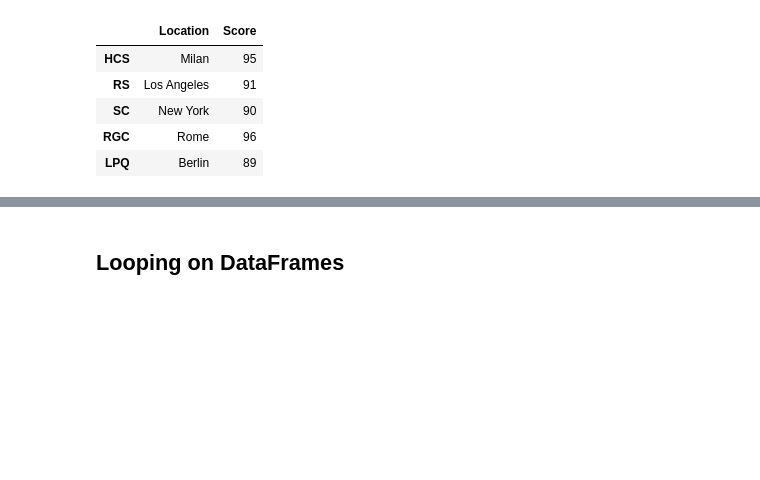
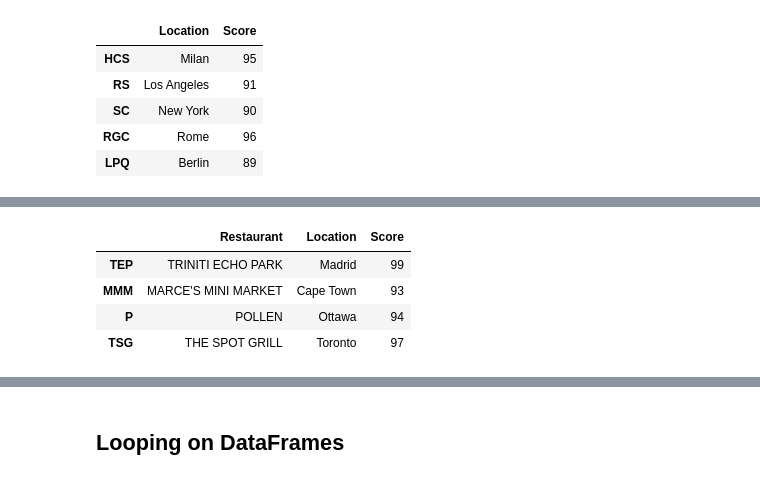
Before and after one commit to Fritzpass/BABD2022, a Jupyter notebook: Lab_01_python/03_Pandas.ipynb, the cells around one changed output, grey strips where cells are left out. Saved outputs shown, nothing was run; the diff lists cells and outputs as text; code cells hidden in the pictures; blank space fills up the shorter version.

```diff
--- a/Lab_01_python/03_Pandas.ipynb
+++ b/Lab_01_python/03_Pandas.ipynb
@@ -287,0 +300,9 @@ restaurants.iloc[:5,[1,2]]
+# %%
+r2 = restaurants.iloc[5:]
+r2
+# %% [output]
+|  | Restaurant | Location | Score |
+| TEP | TRINITI ECHO PARK | Madrid | 99 |
+| MMM | MARCE'S MINI MARKET | Cape Town | 93 |
+| P | POLLEN | Ottawa | 94 |
+| TSG | THE SPOT GRILL | Toronto | 97 |
```
Also changed, not shown: parts of 7 cells of this notebook.
